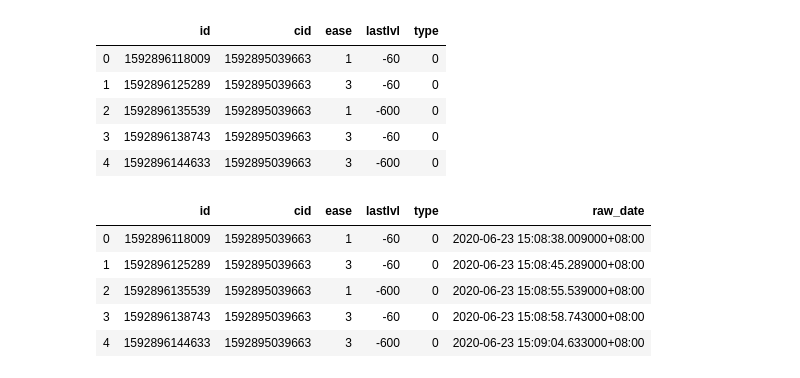
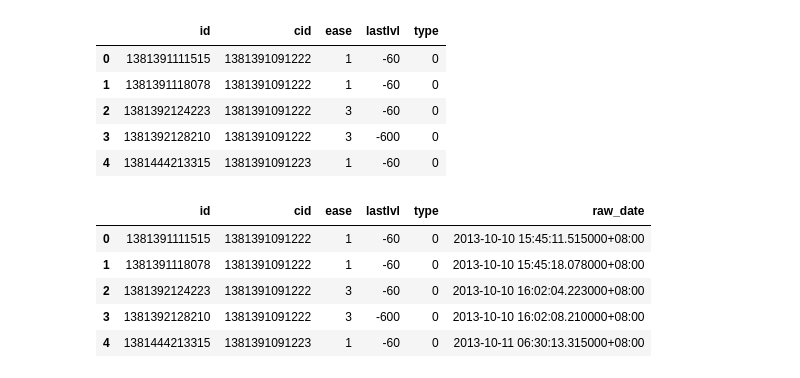
Before and after one commit to L-M-Sherlock/anki_revlog_analysis, a Jupyter notebook: revlog_clear.ipynb, the cells around one changed output. Cells and saved outputs as stored; diff of their text form; code cells hidden in the pictures.

```diff
--- a/revlog_clear.ipynb
+++ b/revlog_clear.ipynb
@@ -3,15 +3,15 @@ import pandas as pd
 import numpy as np
 from datetime import timedelta
 # %%
-df = pd.read_csv('revlog_202012160921.csv')
+df = pd.read_csv('anki_revlog.csv')
 df.head()
 # %% [output]
 |  | id | cid | ease | lastIvl | type |
-| 0 | 1592896118009 | 1592895039663 | 1 | -60 | 0 |
-| 1 | 1592896125289 | 1592895039663 | 3 | -60 | 0 |
-| 2 | 1592896135539 | 1592895039663 | 1 | -600 | 0 |
-| 3 | 1592896138743 | 1592895039663 | 3 | -60 | 0 |
-| 4 | 1592896144633 | 1592895039663 | 3 | -600 | 0 |
+| 0 | 1381391111515 | 1381391091222 | 1 | -60 | 0 |
+| 1 | 1381391118078 | 1381391091222 | 1 | -60 | 0 |
+| 2 | 1381392124223 | 1381391091222 | 3 | -60 | 0 |
+| 3 | 1381392128210 | 1381391091222 | 3 | -600 | 0 |
+| 4 | 1381444213315 | 1381391091223 | 1 | -60 | 0 |
 # %%
 df = df.drop(df[df['ease']==0].index)
 # %%
@@ -20,11 +20,11 @@ df['raw_date'] = df['raw_date'].dt.tz_localize('UTC').dt.tz_convert('Asia/Shangh
 df.head()
 # %% [output]
 |  | id | cid | ease | lastIvl | type | raw_date |
-| 0 | 1592896118009 | 1592895039663 | 1 | -60 | 0 | 2020-06-23 15:08:38.009000+08:00 |
-| 1 | 1592896125289 | 1592895039663 | 3 | -60 | 0 | 2020-06-23 15:08:45.289000+08:00 |
-| 2 | 1592896135539 | 1592895039663 | 1 | -600 | 0 | 2020-06-23 15:08:55.539000+08:00 |
-| 3 | 1592896138743 | 1592895039663 | 3 | -60 | 0 | 2020-06-23 15:08:58.743000+08:00 |
-| 4 | 1592896144633 | 1592895039663 | 3 | -600 | 0 | 2020-06-23 15:09:04.633000+08:00 |
+| 0 | 1381391111515 | 1381391091222 | 1 | -60 | 0 | 2013-10-10 15:45:11.515000+08:00 |
+| 1 | 1381391118078 | 1381391091222 | 1 | -60 | 0 | 2013-10-10 15:45:18.078000+08:00 |
+| 2 | 1381392124223 | 1381391091222 | 3 | -60 | 0 | 2013-10-10 16:02:04.223000+08:00 |
+| 3 | 1381392128210 | 1381391091222 | 3 | -600 | 0 | 2013-10-10 16:02:08.210000+08:00 |
+| 4 | 1381444213315 | 1381391091223 | 1 | -60 | 0 | 2013-10-11 06:30:13.315000+08:00 |
 # %%
 df['date'] = df['raw_date'].map(lambda x: x-timedelta(days=1) if x.hour < 5 else x)
 df['date'] = df['date'].dt.floor('D')
```
Also changed, not shown: parts of 9 cells of this notebook, 2 other files.
